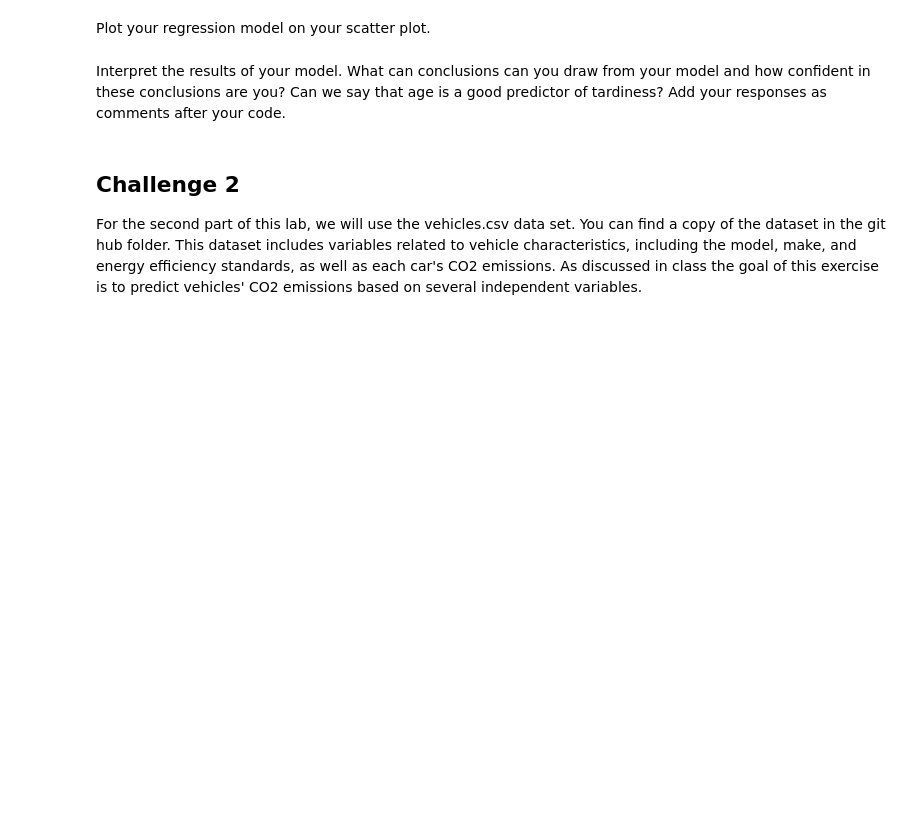
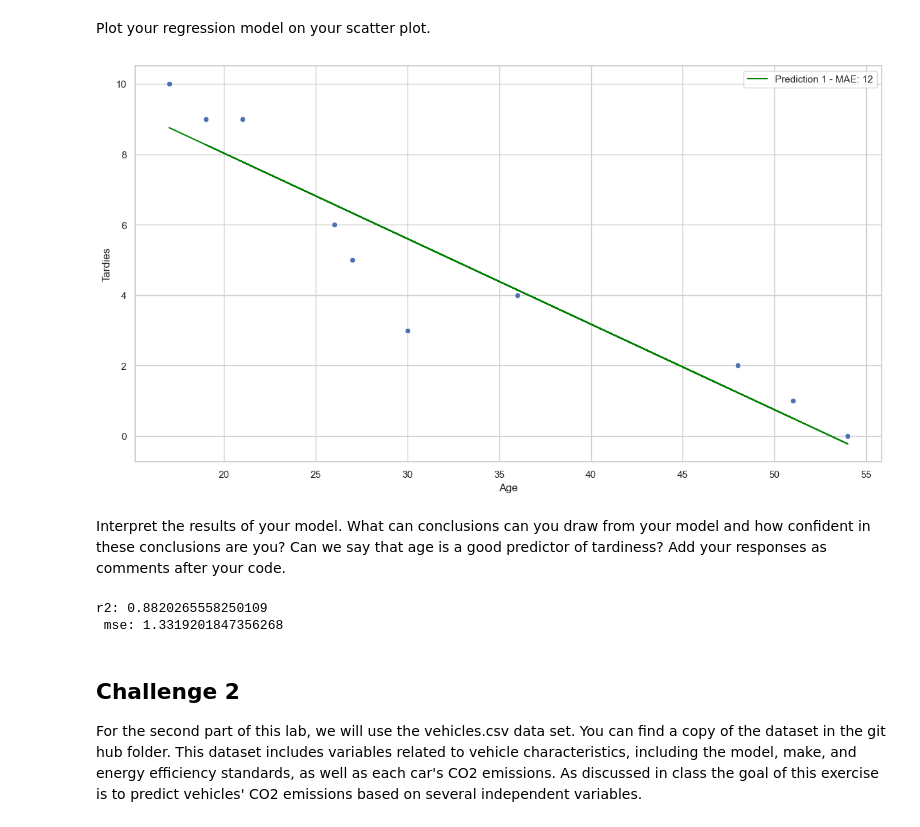
Before and after one commit to Ironhack-data-bcn-oct-2023/lab-regression-analysis, a Jupyter notebook: your-code.ipynb, the cells around one changed output. Cells and saved outputs as stored; diff of their text form; code cells hidden in the pictures; blank space fills up the shorter version.

```diff
--- a/your-code.ipynb
+++ b/your-code.ipynb
@@ -48,0 +88,18 @@ Build a regression model for this data. What will be your outcome variable? What
+# %%
+# Your response here.
+
+
+from sklearn.linear_model import LinearRegression
+lr = LinearRegression()
+lr.fit(student_data[["Age"]], student_data.Tardies)
+a = lr.intercept_
+b = lr.coef_[0]
+
+def tardies_age(age):
+    tardy = a + b * age
+    return tardy
+
+student_data["prediction"] = student_data["Age"].apply(lambda x: tardies_age(x))
+student_data
+
+# The outcome variable is the tardiness. The regression im using is lineal regression using OLS
@@ -53,2 +120,10 @@ Plot your regression model on your scatter plot.
+# %%
+# Your code here.
+sns.scatterplot(x=student_data.Age, y=student_data.Tardies)
+plt.plot(student_data.Age, student_data["prediction"], c="green", label="Prediction 1 - MAE: 12")
+# plt.plot(student_data.Age, student_data.prediction_2, c="red", label="Prediction 2 - MAE: 18")
+plt.legend();
+# %% [output]
+[figure, added]
 # %% [markdown]
 Interpret the results of your model. What can conclusions can you draw from your model and how confident in these conclusions are you? Can we say that age is a good predictor of tardiness? Add your responses as comments after your code.
@@ -57,3 +130,16 @@ Interpret the results of your model. What can conclusions can you draw from your
+# %%
+# Your response here.
+r2 = metrics.r2_score(student_data["Tardies"], student_data["prediction"])
+mse = metrics.mean_squared_error(student_data["Tardies"], student_data["prediction"])
+
+print("r2:",r2,"\n","mse:",mse)
+
+
+# It sure it is a good predictor, it explains almost the 90% of the variance and in average the model will
+# have on average a error of 1.3 from the real value
+# %% [output]
+r2: 0.8820265558250109
+ mse: 1.3319201847356268
 # %% [markdown]
 ## Challenge 2
 For the second part of this lab, we will use the vehicles.csv data set. You can find a copy of the dataset in the git hub folder. This dataset includes variables related to vehicle characteristics, including the model, make, and energy efficiency standards, as well as each car's CO2 emissions. As discussed in class the goal of this exercise is to predict vehicles' CO2 emissions based on several independent variables.
```
Also changed, not shown: parts of 20 cells of this notebook.
